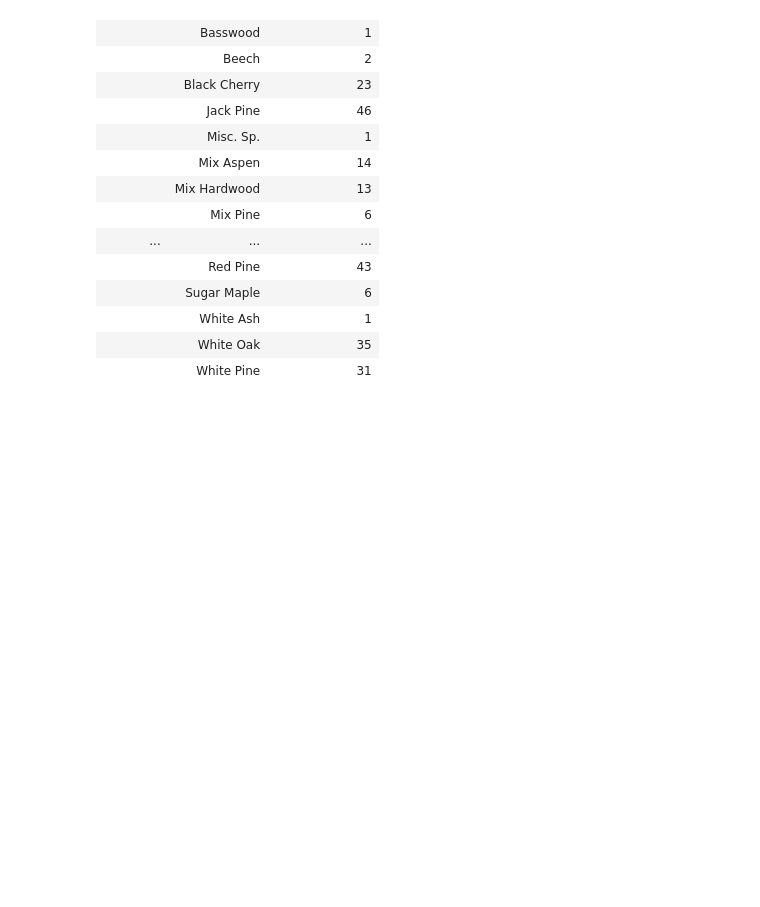
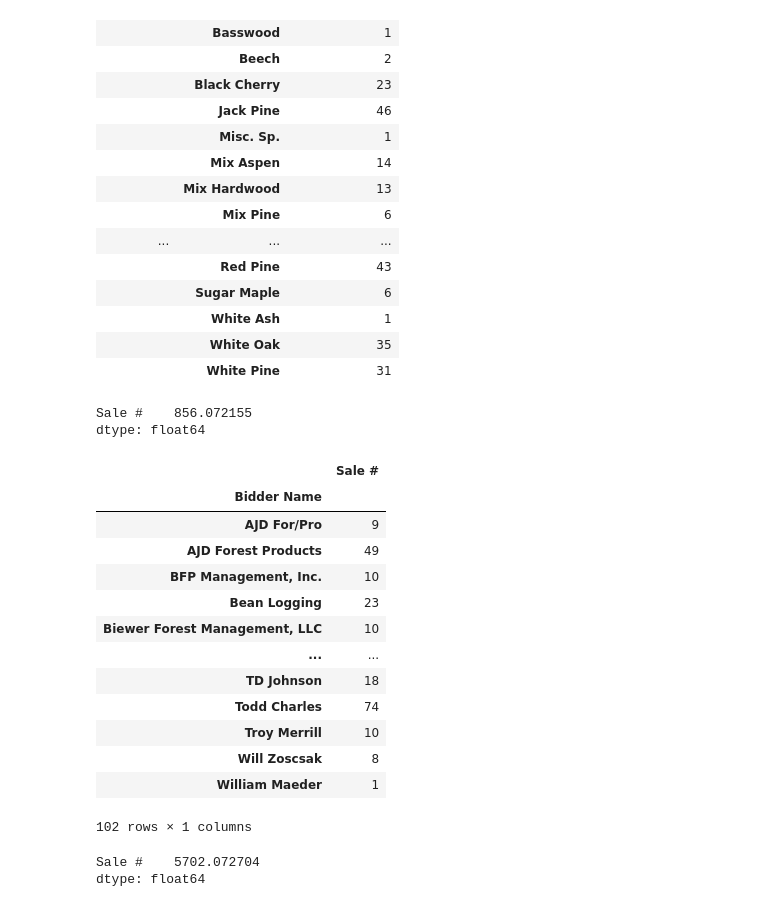
Before and after one commit to ericschulman/michigan_timber, a Jupyter notebook: mich_data/mich_data.ipynb, the cells around one changed output. Cells and saved outputs as stored; diff of their text form; code cells hidden in the pictures; blank space fills up the shorter version.

```diff
--- a/mich_data/mich_data.ipynb
+++ b/mich_data/mich_data.ipynb
@@ -186,3 +186,33 @@ pd.DataFrame(baldwin_office.groupby(['Product', 'Species'])['Bid Open Date'].nun
 |  | White Ash | 1 |
 |  | White Oak | 35 |
 |  | White Pine | 31 |
+# %%
+# determine whether the appraised value is the same across all bidders
+pd.DataFrame(baldwin_office.groupby(['Species', 'Units', 'Product'])['Sale #'].nunique()).agg({'Sale #': np.var})
+# %% [output]
+Sale #    856.072155
+dtype: float64
+# %%
+#check to see if each bidder submits the same number of bids within each sale
+df1 = pd.DataFrame(baldwin_office.groupby(['Bidder Name'])['Sale #'].count())
+df1
+# %% [output]
+|  | Sale # |
+| Bidder Name |  |
+| AJD For/Pro | 9 |
+| AJD Forest Products | 49 |
+| BFP Management, Inc. | 10 |
+| Bean Logging | 23 |
+| Biewer Forest Management, LLC | 10 |
+| ... | ... |
+| TD Johnson | 18 |
+| Todd Charles | 74 |
+| Troy Merrill | 10 |
+| Will Zoscsak | 8 |
+| William Maeder | 1 |
+102 rows × 1 columns
+# %%
+df1.agg({'Sale #': np.var})
+# %% [output]
+Sale #    5702.072704
+dtype: float64
```
